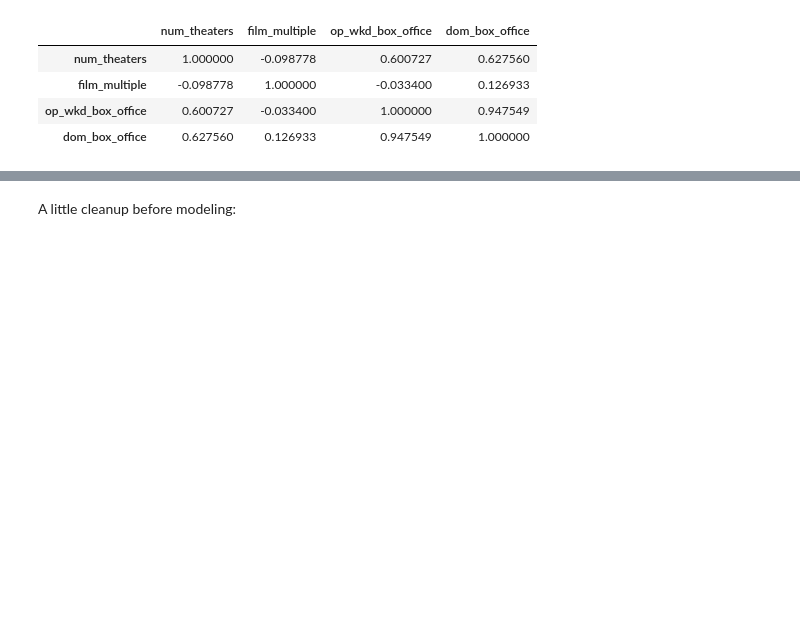
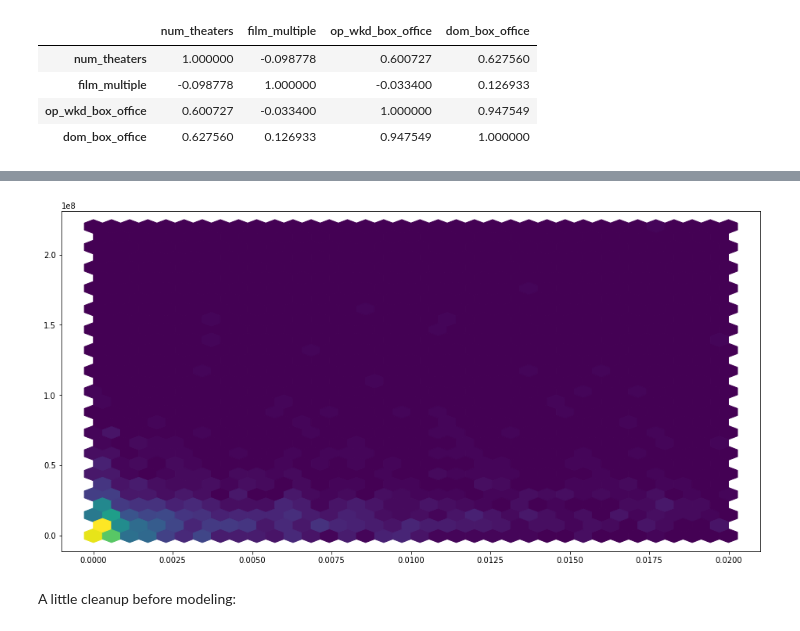
Before and after one commit to kylemcorliss/Thinkful, a Jupyter notebook: Final Capstone/BO_predictor_final_capstone.model.ipynb, the cells around one changed output, grey strips where cells are left out. Saved outputs shown, nothing was run; the diff lists cells and outputs as text; code cells hidden in the pictures; blank space fills up the shorter version.

```diff
--- a/Final Capstone/BO_predictor_final_capstone.model.ipynb
+++ b/Final Capstone/BO_predictor_final_capstone.model.ipynb
@@ -567,3 +577,8 @@ df_temp_temp[['num_theaters','film_multiple','op_wkd_box_office','dom_box_office
+# %%
+df_temp_temp_temp = df_temp_temp[df_temp_temp["('viewCount', 'mean')"] <.02]
+hist2d_graph(df_temp_temp_temp["('viewCount', 'mean')"],df_temp_temp_temp['op_wkd_box_office'])
+# %% [output]
+[figure, added]
 # %% [markdown]
 A little cleanup before modeling:
 # %%
```
Also changed, not shown: parts of 19 cells of this notebook.
